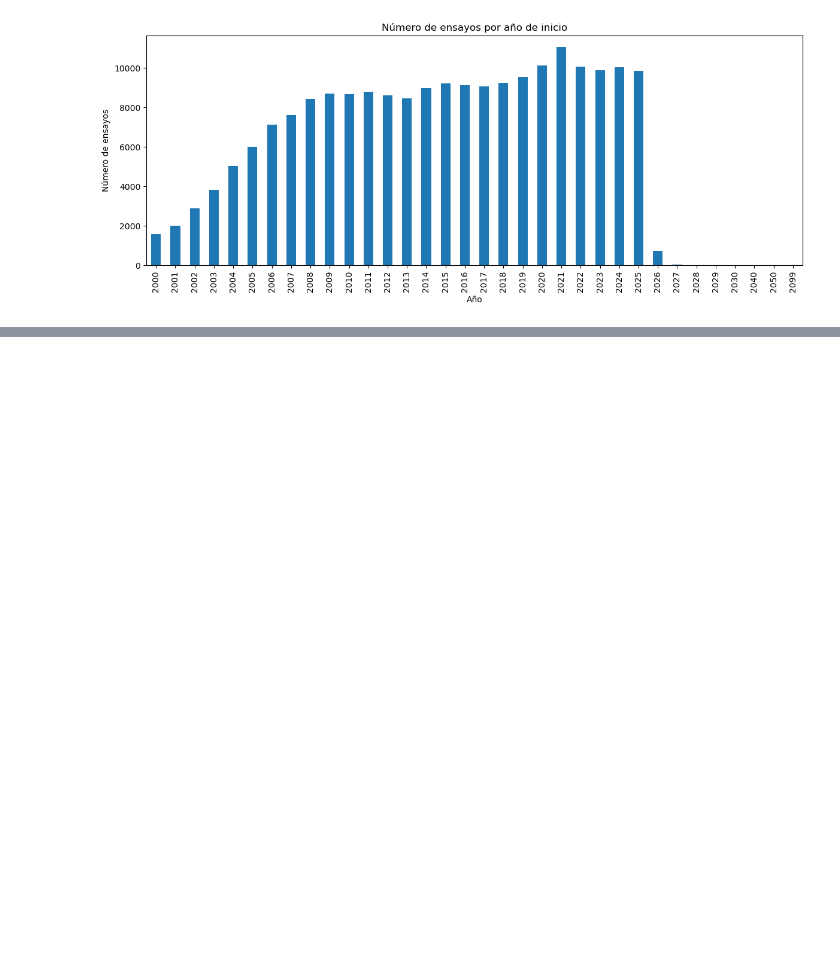
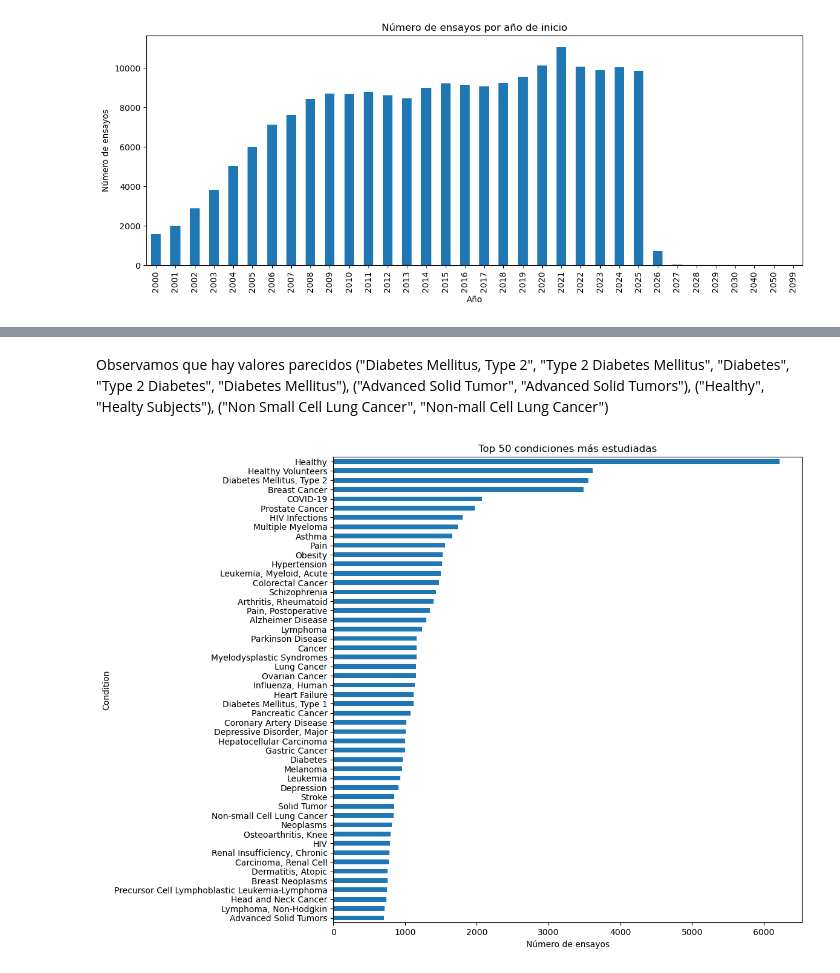
Before and after one commit to miks95/tfm_clinicaltrials, a Jupyter notebook: notebooks/01_eda_clinicaltrials.ipynb, the cells around one changed output, grey strips where cells are left out. Drawn from its saved outputs; the diff is of its cells as text; code cells hidden in the pictures; blank space fills up the shorter version.

```diff
--- a/notebooks/01_eda_clinicaltrials.ipynb
+++ b/notebooks/01_eda_clinicaltrials.ipynb
@@ -170,0 +217,2 @@ if "StartDate" in df.columns:
+# %% [markdown]
+Observamos que hay valores parecidos ("Diabetes Mellitus, Type 2", "Type 2 Diabetes Mellitus", "Diabetes", "Type 2 Diabetes", "Diabetes Mellitus"), ("Advanced Solid Tumor", "Advanced Solid Tumors"), ("Healthy", "Healty Subjects"), ("Non Small Cell Lung Cancer", "Non-mall Cell Lung Cancer")
@@ -170,0 +228,44 @@ if "StartDate" in df.columns:
+# %%
+def load_mesh_ascii(path):
+    mesh_map = {}
+    current_mh = None
+
+    with open(path, encoding="utf-8") as f:
+        for line in f:
+            line = line.strip()
+
+            if line.startswith("MH = "):
+                current_mh = line.replace("MH = ", "").strip()
+                mesh_map[current_mh.lower()] = current_mh
+
+            elif line.startswith("ENTRY = ") and current_mh:
+                entry = line.replace("ENTRY = ", "").split("|")[0].strip()
+                mesh_map[entry.lower()] = current_mh
+
+    return mesh_map
+# %%
+mesh_map = load_mesh_ascii(mesh_path)
+
+# Top condiciones
+if "Condition" in df.columns:
+    all_conditions = (
+        df["Condition"]
+        .dropna()
+        .apply(lambda x: ast.literal_eval(x))
+        .explode()
+        .str.strip()
+    )
+
+    top_conditions = (all_conditions.str.lower().map(mesh_map).fillna(all_conditions)).value_counts().head(50)
+
+    plt.figure(figsize=(10,10))
+    top_conditions.plot(kind="barh")
+    plt.gca().invert_yaxis()
+    plt.title("Top 50 condiciones más estudiadas")
+    plt.xlabel("Número de ensayos")
+    plt.savefig(FIGURES_DIR / "distribucion_condition2.png", dpi=300, bbox_inches="tight")
+    plt.show()
+
+    top_conditions
+# %% [output]
+[figure, added]
```
Also changed, not shown: parts of 21 cells of this notebook, 12 other files.
